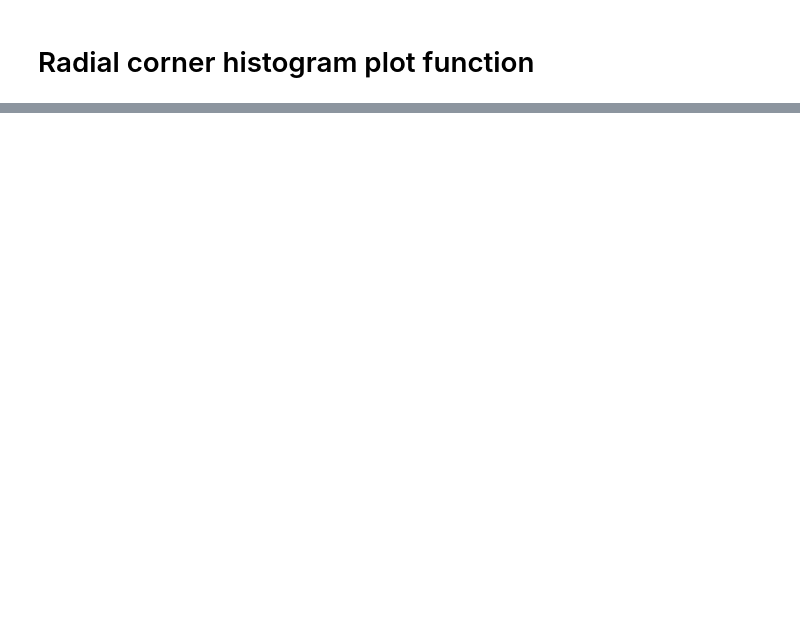
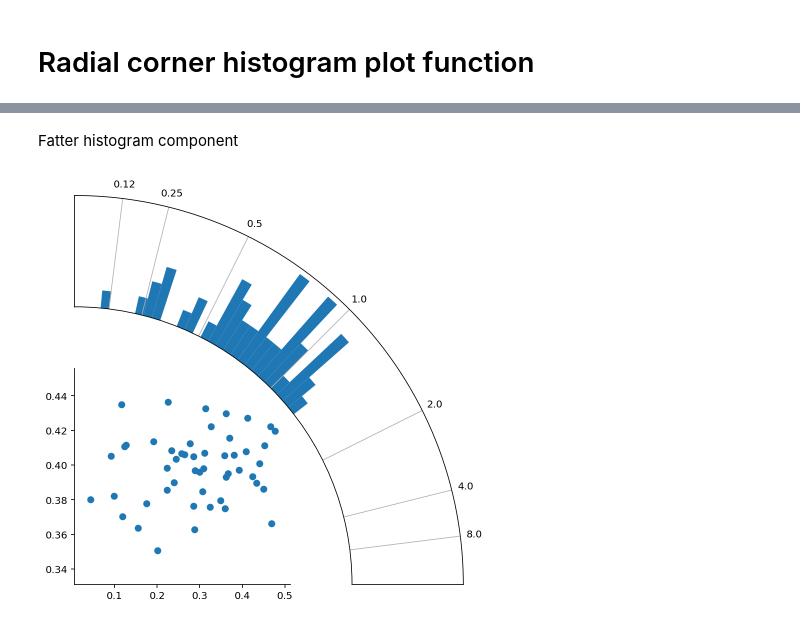
Before and after one commit to drbenvincent/misc, a Jupyter notebook: plotting/radial corner histogram plot.ipynb, the cells around one changed output, grey strips where cells are left out. Cells and saved outputs as stored; diff of their text form; code cells hidden in the pictures; blank space fills up the shorter version.

```diff
--- a/plotting/radial corner histogram plot.ipynb
+++ b/plotting/radial corner histogram plot.ipynb
@@ -79,0 +108,6 @@ fig, ax = radial_corner_plot(x, y)
+# %% [markdown]
+Fatter histogram component
+# %%
+fig, ax = radial_corner_plot(x, y, scatter_size=0.5, hist_constant=-10)
+# %% [output]
+[figure, added]
```
Also changed, not shown: parts of 7 cells of this notebook.
